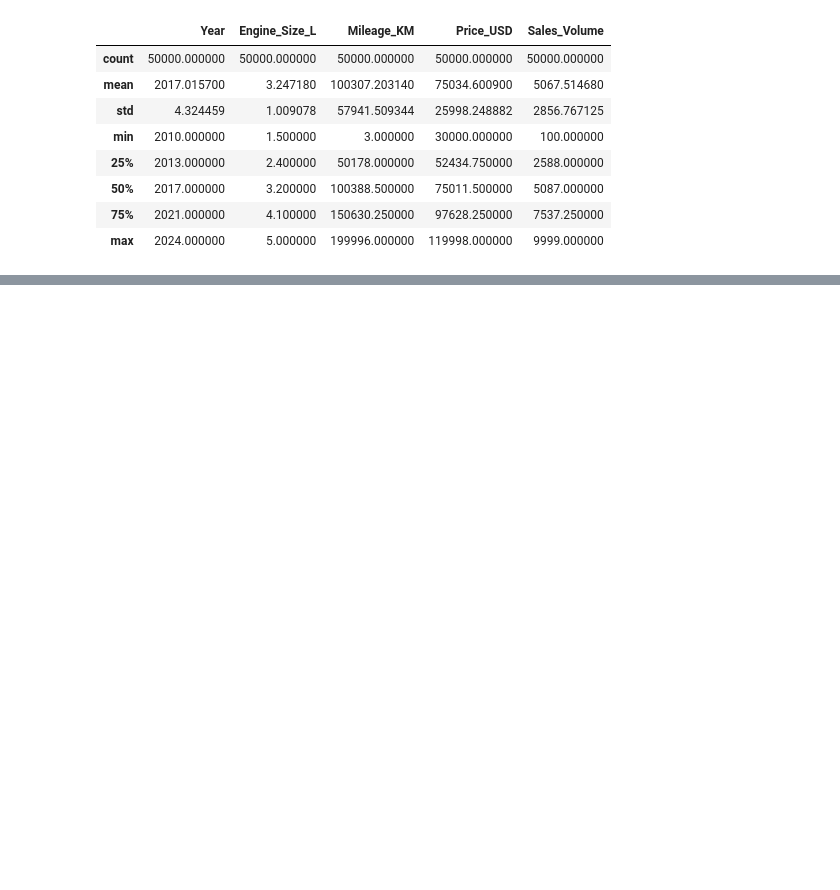
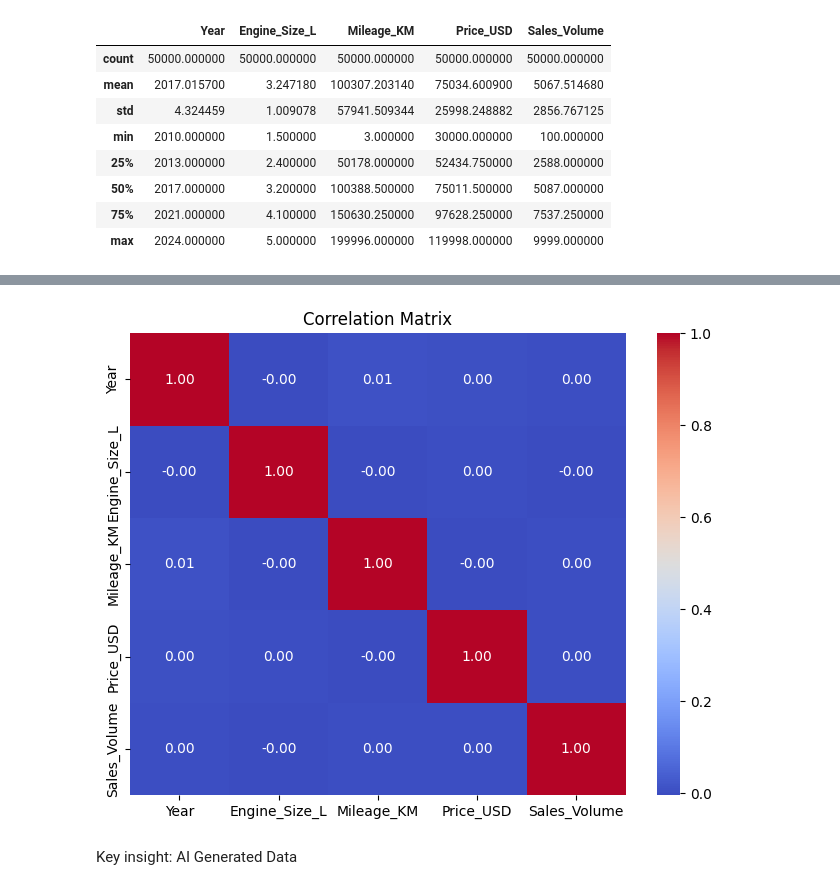
Before and after one commit to Hossam445/Car_Sales_EDA, a Jupyter notebook: Car_Sales_EDA.ipynb, the cells around one changed output, grey strips where cells are left out. Saved outputs shown, nothing was run; the diff lists cells and outputs as text; code cells hidden in the pictures; blank space fills up the shorter version.

```diff
--- a/Car_Sales_EDA.ipynb
+++ b/Car_Sales_EDA.ipynb
@@ -123,0 +74,9 @@ No delays—EDA can begin immediately.
+# %%
+plt.figure(figsize=(8,6))
+sns.heatmap(df.select_dtypes(exclude='object').corr(), annot=True, cmap='coolwarm', fmt=".2f")
+plt.title("Correlation Matrix")
+plt.show()
+# %% [output]
+[figure, added]
+# %% [markdown]
+Key insight: AI Generated Data
```
Also changed, not shown: parts of 37 cells of this notebook.
